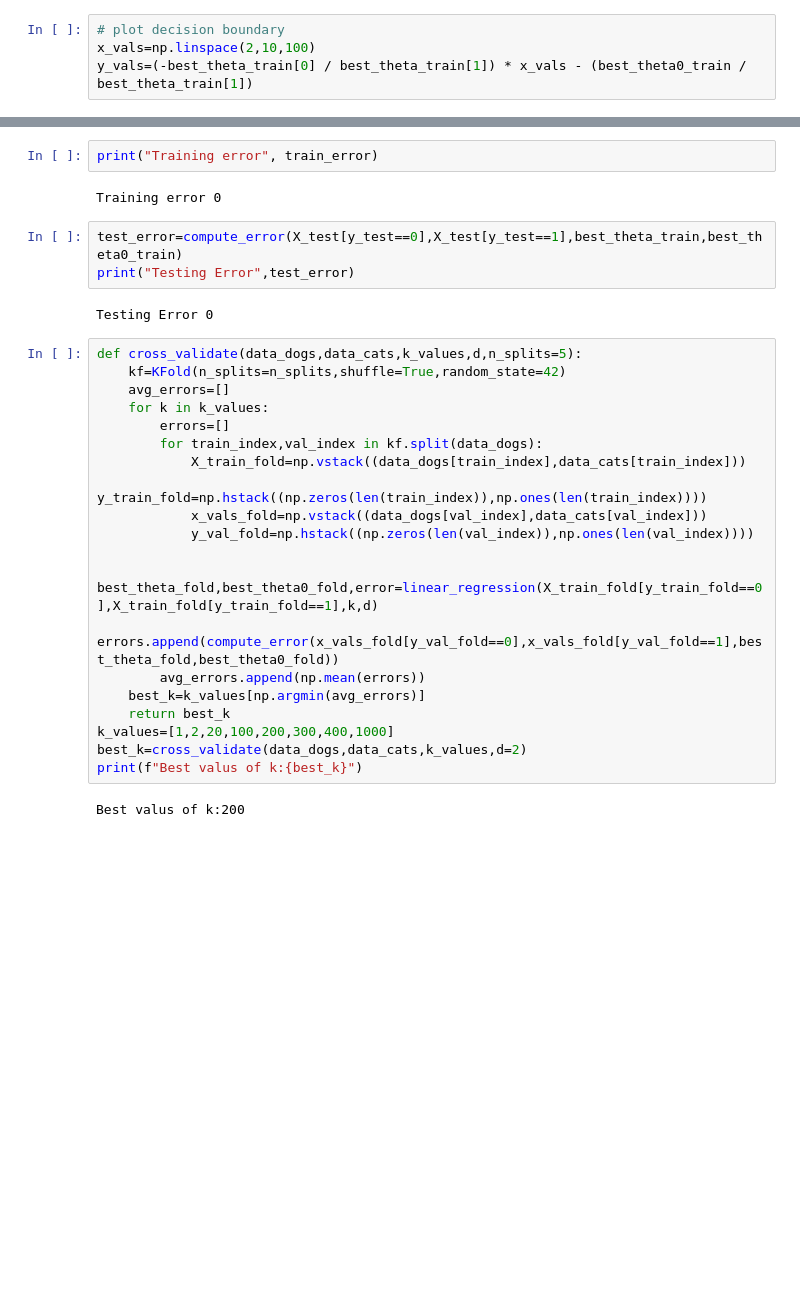
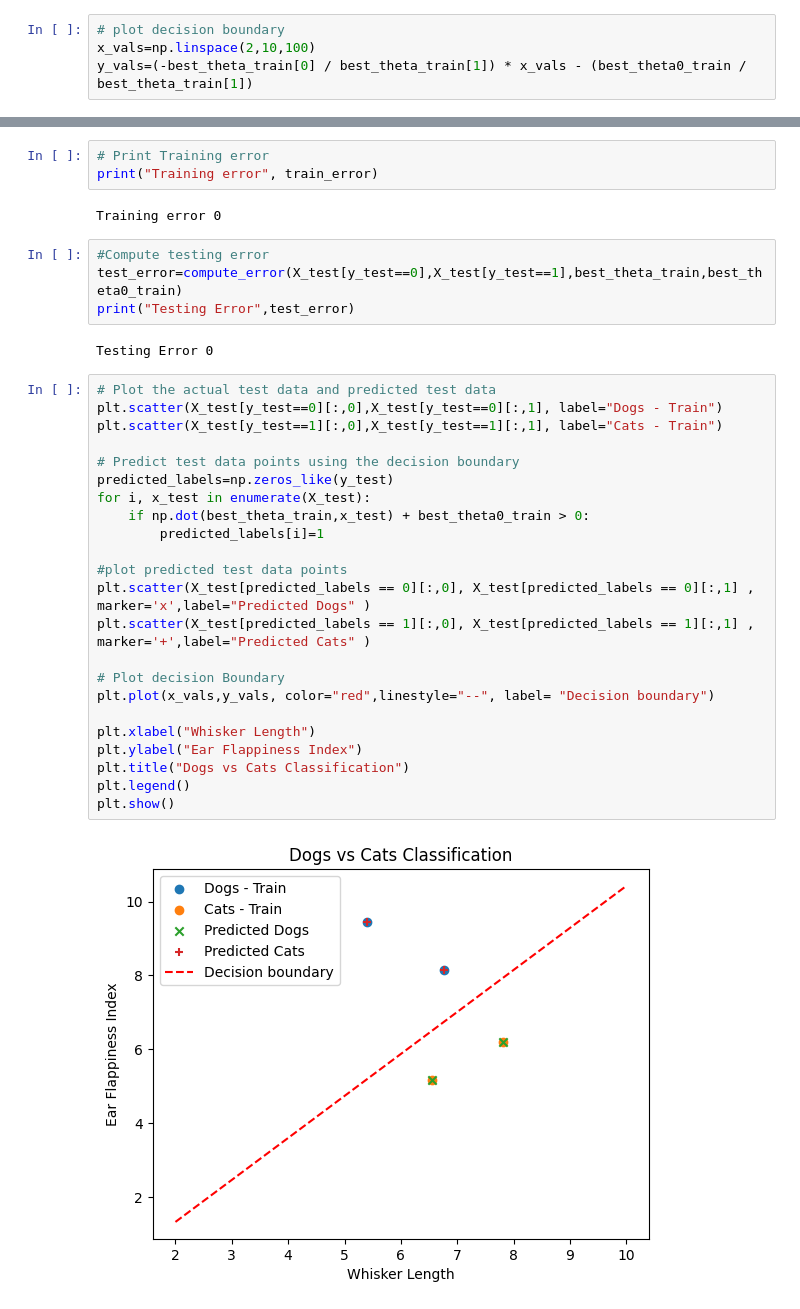
Before and after one commit to sainigagan163/linear_classification, a Jupyter notebook: classification_test.ipynb, the cells around one changed output, grey strips where cells are left out. Drawn from its saved outputs; the diff is of its cells as text; blank space fills up the shorter version.

```diff
--- a/classification_test.ipynb
+++ b/classification_test.ipynb
@@ -79,31 +115,36 @@ plt.show()
 # %%
+# Print Training error
 print("Training error", train_error)
 # %% [output]
 Training error 0
 # %%
+#Compute testing error
 test_error=compute_error(X_test[y_test==0],X_test[y_test==1],best_theta_train,best_theta0_train)
 print("Testing Error",test_error)
 # %% [output]
 Testing Error 0
-# %%
-def cross_validate(data_dogs,data_cats,k_values,d,n_splits=5):
-    kf=KFold(n_splits=n_splits,shuffle=True,random_state=42)
-    avg_errors=[]
-    for k in k_values:
-        errors=[]
-        for train_index,val_index in kf.split(data_dogs):
-            X_train_fold=np.vstack((data_dogs[train_index],data_cats[train_index]))
-            y_train_fold=np.hstack((np.zeros(len(train_index)),np.ones(len(train_index))))
-            x_vals_fold=np.vstack((data_dogs[val_index],data_cats[val_index]))
-            y_val_fold=np.hstack((np.zeros(len(val_index)),np.ones(len(val_index))))
-
-            best_theta_fold,best_theta0_fold,error=linear_regression(X_train_fold[y_train_fold==0],X_train_fold[y_train_fold==1],k,d)
-            errors.append(compute_error(x_vals_fold[y_val_fold==0],x_vals_fold[y_val_fold==1],best_theta_fold,best_theta0_fold))
-        avg_errors.append(np.mean(errors))
-    best_k=k_values[np.argmin(avg_errors)]
-    return best_k
-k_values=[1,2,20,100,200,300,400,1000]
-best_k=cross_validate(data_dogs,data_cats,k_values,d=2)
-print(f"Best valus of k:{best_k}")
-# %% [output]
-Best valus of k:200
+# %%
+# Plot the actual test data and predicted test data
+plt.scatter(X_test[y_test==0][:,0],X_test[y_test==0][:,1], label="Dogs - Train")
+plt.scatter(X_test[y_test==1][:,0],X_test[y_test==1][:,1], label="Cats - Train")
+
+# Predict test data points using the decision boundary
+predicted_labels=np.zeros_like(y_test)
+for i, x_test in enumerate(X_test):
+    if np.dot(best_theta_train,x_test) + best_theta0_train > 0:
+        predicted_labels[i]=1
+
+#plot predicted test data points
+plt.scatter(X_test[predicted_labels == 0][:,0], X_test[predicted_labels == 0][:,1] , marker='x',label="Predicted Dogs" )
+plt.scatter(X_test[predicted_labels == 1][:,0], X_test[predicted_labels == 1][:,1] , marker='+',label="Predicted Cats" )
+
+# Plot decision Boundary
+plt.plot(x_vals,y_vals, color="red",linestyle="--", label= "Decision boundary")
+
+plt.xlabel("Whisker Length")
+plt.ylabel("Ear Flappiness Index")
+plt.title("Dogs vs Cats Classification")
+plt.legend()
+plt.show()
+# %% [output]
+[figure, added]
```
Also changed, not shown: parts of 12 cells of this notebook.
